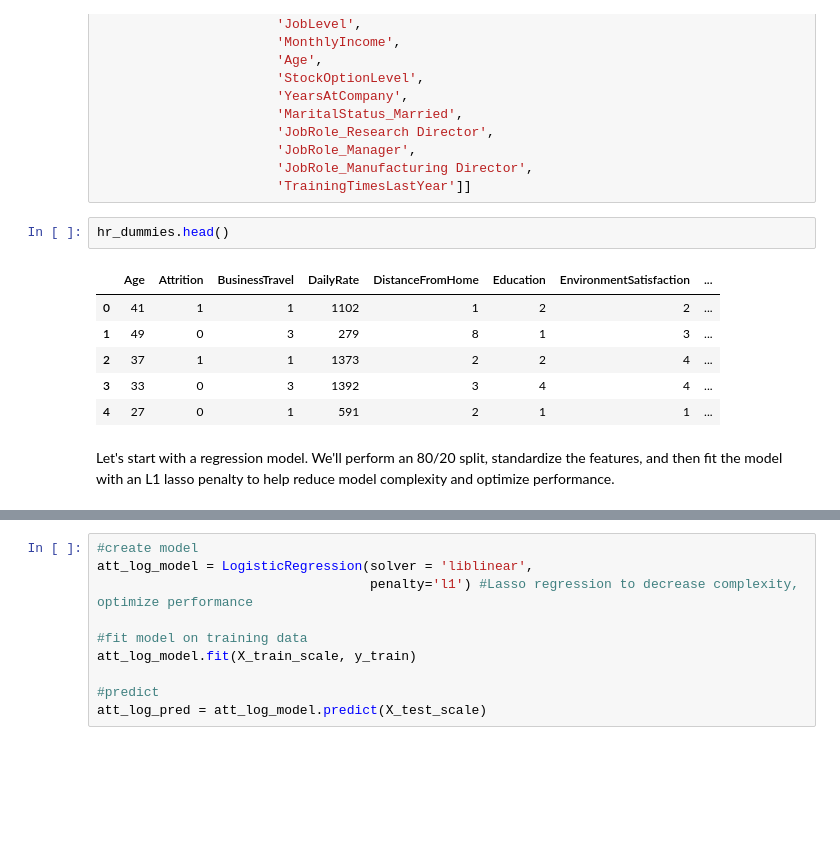
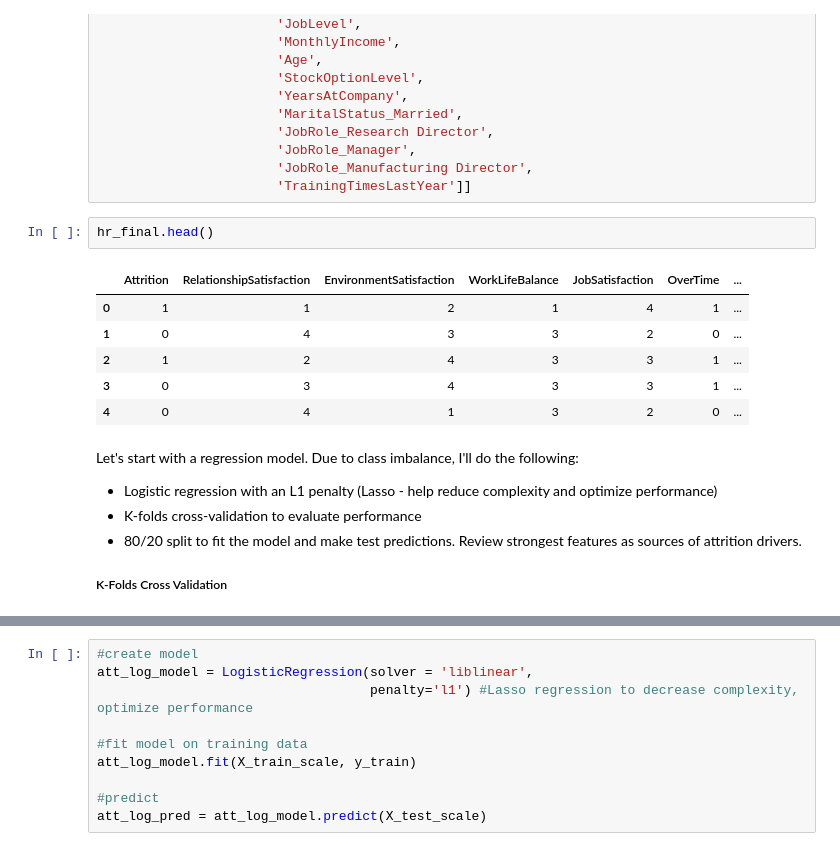
Before and after one commit to mlpost/Data-Projects, a Jupyter notebook: Kaggle HR Analytics/Predicting Attrition and Engagement/attritionAndEngagementAnalysis.ipynb, the cells around one changed output, grey strips where cells are left out. Saved outputs shown, nothing was run; the diff lists cells and outputs as text; blank space fills up the shorter version.

```diff
--- a/Kaggle HR Analytics/Predicting Attrition and Engagement/attritionAndEngagementAnalysis.ipynb
+++ b/Kaggle HR Analytics/Predicting Attrition and Engagement/attritionAndEngagementAnalysis.ipynb
@@ -413,14 +437,19 @@ hr_final = hr_dummies[['Attrition',
                        'JobRole_Manufacturing Director',
                        'TrainingTimesLastYear']]
 # %%
-hr_dummies.head()
+hr_final.head()
 # %% [output]
-|  | Age | Attrition | BusinessTravel | DailyRate | DistanceFromHome | Education | EnvironmentSatisfaction | ... |
-| 0 | 41 | 1 | 1 | 1102 | 1 | 2 | 2 | ... |
-| 1 | 49 | 0 | 3 | 279 | 8 | 1 | 3 | ... |
-| 2 | 37 | 1 | 1 | 1373 | 2 | 2 | 4 | ... |
-| 3 | 33 | 0 | 3 | 1392 | 3 | 4 | 4 | ... |
-| 4 | 27 | 0 | 1 | 591 | 2 | 1 | 1 | ... |
+|  | Attrition | RelationshipSatisfaction | EnvironmentSatisfaction | WorkLifeBalance | JobSatisfaction | OverTime | ... |
+| 0 | 1 | 1 | 2 | 1 | 4 | 1 | ... |
+| 1 | 0 | 4 | 3 | 3 | 2 | 0 | ... |
+| 2 | 1 | 2 | 4 | 3 | 3 | 1 | ... |
+| 3 | 0 | 3 | 4 | 3 | 3 | 1 | ... |
+| 4 | 0 | 4 | 1 | 3 | 2 | 0 | ... |
-# %% [markdown]
-Let's start with a regression model.
-We'll perform an 80/20 split, standardize the features, and then fit the model with an L1 lasso penalty to help reduce model complexity and optimize performance.
+# %% [markdown]
+Let's start with a regression model.
+Due to class imbalance, I'll do the following:
+* Logistic regression with an L1 penalty (Lasso - help reduce complexity and optimize performance)
+* K-folds cross-validation to evaluate performance
+* 80/20 split to fit the model and make test predictions. Review strongest features as sources of attrition drivers.
+
+##### K-Folds Cross Validation
```
Also changed, not shown: parts of 17 cells of this notebook.
